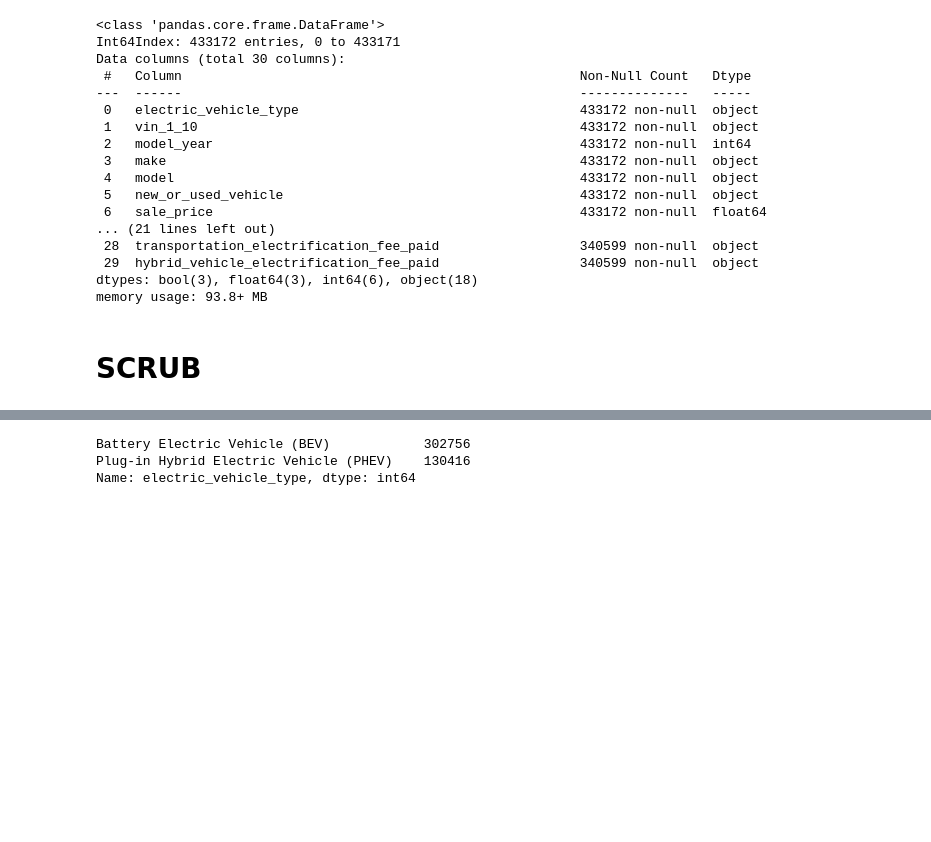
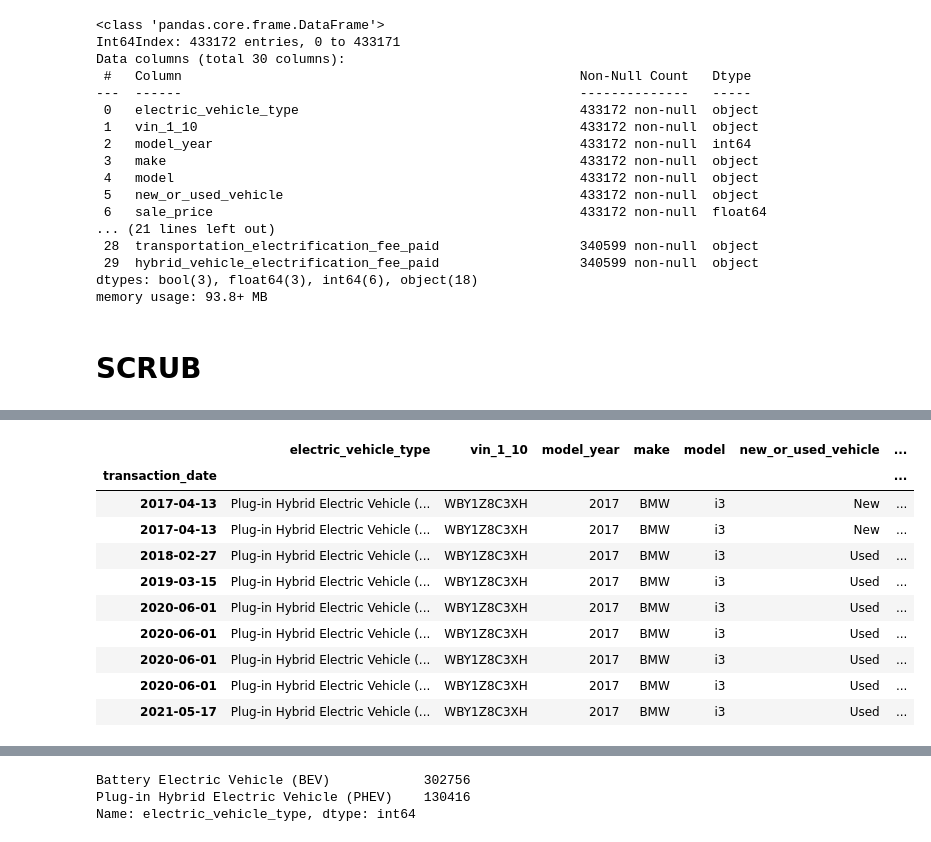
Before and after one commit to ebtezcan/EV-Charger-Prediction, a Jupyter notebook: index_OSEMN_plus_mvp-Copy1.ipynb, the cells around one changed output, grey strips where cells are left out. Cells and saved outputs as stored; diff of their text form; code cells hidden in the pictures; blank space fills up the shorter version.

```diff
--- a/index_OSEMN_plus_mvp-Copy1.ipynb
+++ b/index_OSEMN_plus_mvp-Copy1.ipynb
@@ -217,0 +564,14 @@ df.head()
+# %%
+df[df['dol_vehicle_id']==127890535].sort_index()
+# %% [output]
+|  | electric_vehicle_type | vin_1_10 | model_year | make | model | new_or_used_vehicle | ... |
+| transaction_date |  |  |  |  |  |  | ... |
+| 2017-04-13 | Plug-in Hybrid Electric Vehicle (... | WBY1Z8C3XH | 2017 | BMW | i3 | New | ... |
+| 2017-04-13 | Plug-in Hybrid Electric Vehicle (... | WBY1Z8C3XH | 2017 | BMW | i3 | New | ... |
+| 2018-02-27 | Plug-in Hybrid Electric Vehicle (... | WBY1Z8C3XH | 2017 | BMW | i3 | Used | ... |
+| 2019-03-15 | Plug-in Hybrid Electric Vehicle (... | WBY1Z8C3XH | 2017 | BMW | i3 | Used | ... |
+| 2020-06-01 | Plug-in Hybrid Electric Vehicle (... | WBY1Z8C3XH | 2017 | BMW | i3 | Used | ... |
+| 2020-06-01 | Plug-in Hybrid Electric Vehicle (... | WBY1Z8C3XH | 2017 | BMW | i3 | Used | ... |
+| 2020-06-01 | Plug-in Hybrid Electric Vehicle (... | WBY1Z8C3XH | 2017 | BMW | i3 | Used | ... |
+| 2020-06-01 | Plug-in Hybrid Electric Vehicle (... | WBY1Z8C3XH | 2017 | BMW | i3 | Used | ... |
+| 2021-05-17 | Plug-in Hybrid Electric Vehicle (... | WBY1Z8C3XH | 2017 | BMW | i3 | Used | ... |
```
Also changed, not shown: parts of 73 cells of this notebook, 1 other file.
